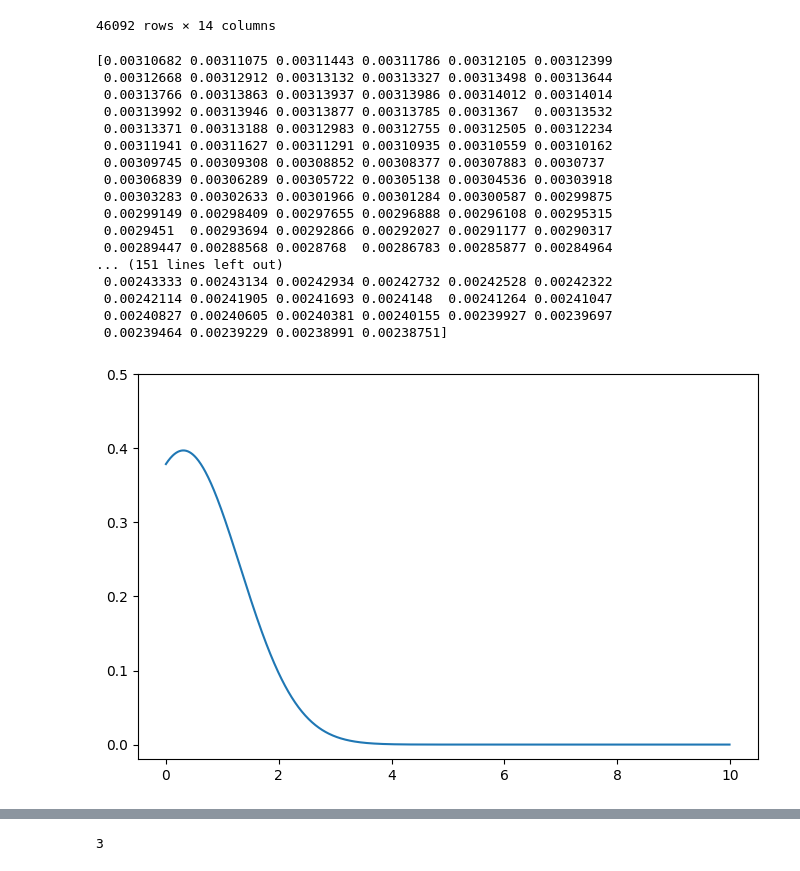
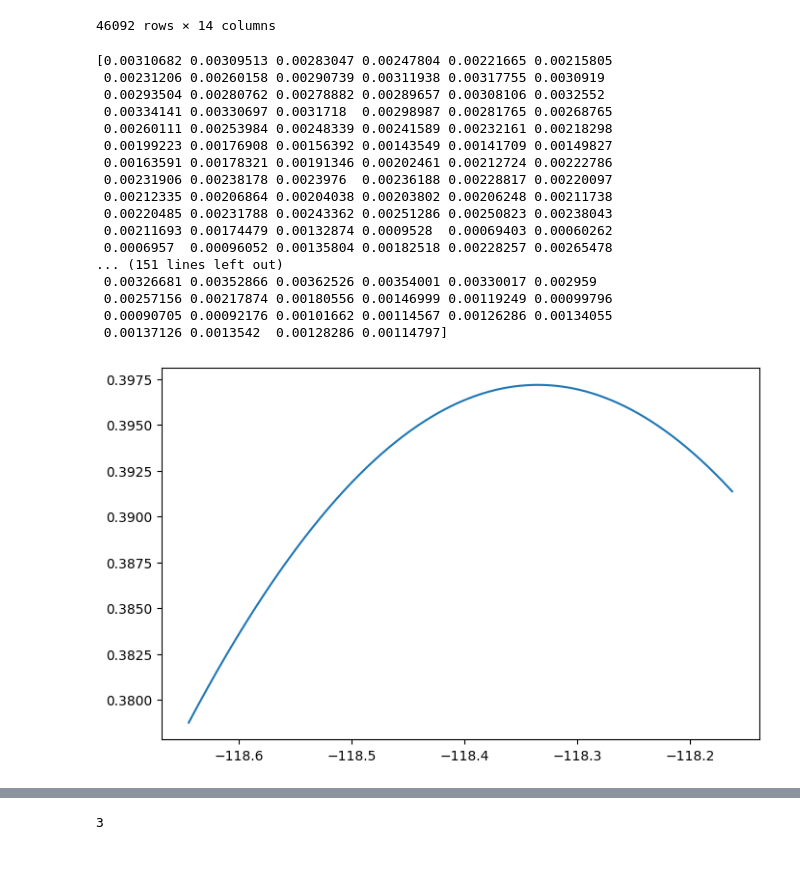
Before and after one commit to 0gwiazda/eksploracja-danych-projekt, a Jupyter notebook: CrimeDataSet_TypicalAndKmeans.ipynb, the cells around one changed output, grey strips where cells are left out. Drawn from its saved outputs; the diff is of its cells as text; code cells hidden in the pictures.

```diff
--- a/CrimeDataSet_TypicalAndKmeans.ipynb
+++ b/CrimeDataSet_TypicalAndKmeans.ipynb
@@ -241,58 +241,56 @@ def gauss_calc_df(split, category, m, K = k, h = 1.):
   temp['DATE OCC'] = temp['DATE OCC'].dt.date
 
 
-
+  x_tab = []
   gauss_res = []
+  gauss_to_original = {}
   for extract in extract_columns:
     column = temp[extract].to_numpy()
-
+    copy = column.copy()
     if extract == 'DATE OCC':
       column = convert_date_to_numbers(column)
-      # column /= np.max(column) - np.min(column)
-    else:
-      column = column - np.min(column)
-      # column /= np.max(column) - np.min(column)
 
-    # print(column)
-    x = np.arange(0, 10., step=10./float(m))
+    x = np.linspace(np.min(column), np.max(column), m)
     gauss = gauss_calc(x, column, m=m)
     gauss_res.append(gauss)
+    gauss_to_original[extract] = dict(zip(gauss, copy))
+    x_tab.append(x)
 
-  return gauss_res
+  return gauss_res, x_tab, gauss_to_original, temp
 # %%
-test_sample = gauss_calc_df(split_years[0], 'Abuse', 1000)
+test_sample, x_tab, _, _ = gauss_calc_df(split_years[0], 'Abuse', 1000)
 # %%
 print(test_sample[0])
 # %% [output]
-[0.00310682 0.00311075 0.00311443 0.00311786 0.00312105 0.00312399
- 0.00312668 0.00312912 0.00313132 0.00313327 0.00313498 0.00313644
- 0.00313766 0.00313863 0.00313937 0.00313986 0.00314012 0.00314014
- 0.00313992 0.00313946 0.00313877 0.00313785 0.0031367  0.00313532
- 0.00313371 0.00313188 0.00312983 0.00312755 0.00312505 0.00312234
- 0.00311941 0.00311627 0.00311291 0.00310935 0.00310559 0.00310162
- 0.00309745 0.00309308 0.00308852 0.00308377 0.00307883 0.0030737
- 0.00306839 0.00306289 0.00305722 0.00305138 0.00304536 0.00303918
- 0.00303283 0.00302633 0.00301966 0.00301284 0.00300587 0.00299875
- 0.00299149 0.00298409 0.00297655 0.00296888 0.00296108 0.00295315
- 0.0029451  0.00293694 0.00292866 0.00292027 0.00291177 0.00290317
- 0.00289447 0.00288568 0.0028768  0.00286783 0.00285877 0.00284964
+[0.00310682 0.00309513 0.00283047 0.00247804 0.00221665 0.00215805
+ 0.00231206 0.00260158 0.00290739 0.00311938 0.00317755 0.0030919
+ 0.00293504 0.00280762 0.00278882 0.00289657 0.00308106 0.0032552
+ 0.00334141 0.00330697 0.0031718  0.00298987 0.00281765 0.00268765
+ 0.00260111 0.00253984 0.00248339 0.00241589 0.00232161 0.00218298
+ 0.00199223 0.00176908 0.00156392 0.00143549 0.00141709 0.00149827
+ 0.00163591 0.00178321 0.00191346 0.00202461 0.00212724 0.00222786
+ 0.00231906 0.00238178 0.0023976  0.00236188 0.00228817 0.00220097
+ 0.00212335 0.00206864 0.00204038 0.00203802 0.00206248 0.00211738
+ 0.00220485 0.00231788 0.00243362 0.00251286 0.00250823 0.00238043
+ 0.00211693 0.00174479 0.00132874 0.0009528  0.00069403 0.00060262
+ 0.0006957  0.00096052 0.00135804 0.00182518 0.00228257 0.00265478
 ... (151 lines left out)
- 0.00243333 0.00243134 0.00242934 0.00242732 0.00242528 0.00242322
- 0.00242114 0.00241905 0.00241693 0.0024148  0.00241264 0.00241047
- 0.00240827 0.00240605 0.00240381 0.00240155 0.00239927 0.00239697
- 0.00239464 0.00239229 0.00238991 0.00238751]
+ 0.00326681 0.00352866 0.00362526 0.00354001 0.00330017 0.002959
+ 0.00257156 0.00217874 0.00180556 0.00146999 0.00119249 0.00099796
+ 0.00090705 0.00092176 0.00101662 0.00114567 0.00126286 0.00134055
+ 0.00137126 0.0013542  0.00128286 0.00114797]
 # %%
 def plot_gauss(fun, fun_range):
     fig = plt.figure(figsize = (8,5))
     plt.plot(fun_range, fun)
-    plt.yticks(np.arange(0,0.55,0.1))
+    # plt.yticks(np.arange(0,0.55,0.1))
     plt.show()
 
-x = np.arange(0, 10., step=0.01)
 
-plot_gauss(test_sample[2], x)
+
+plot_gauss(test_sample[2], x_tab[2])
 # %% [output]
-[figure, old version]
+[figure, new version]
 # %%
 def calculate_h_for_features(samples, m):
     x = np.arange(0, m)
```
Also changed, not shown: parts of 10 cells of this notebook.
